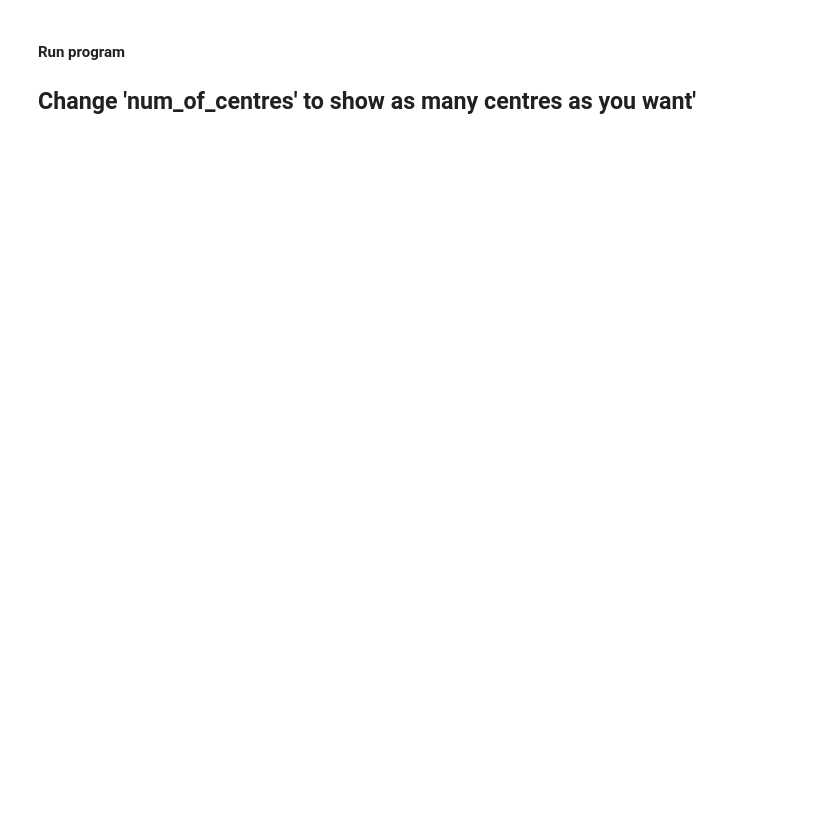
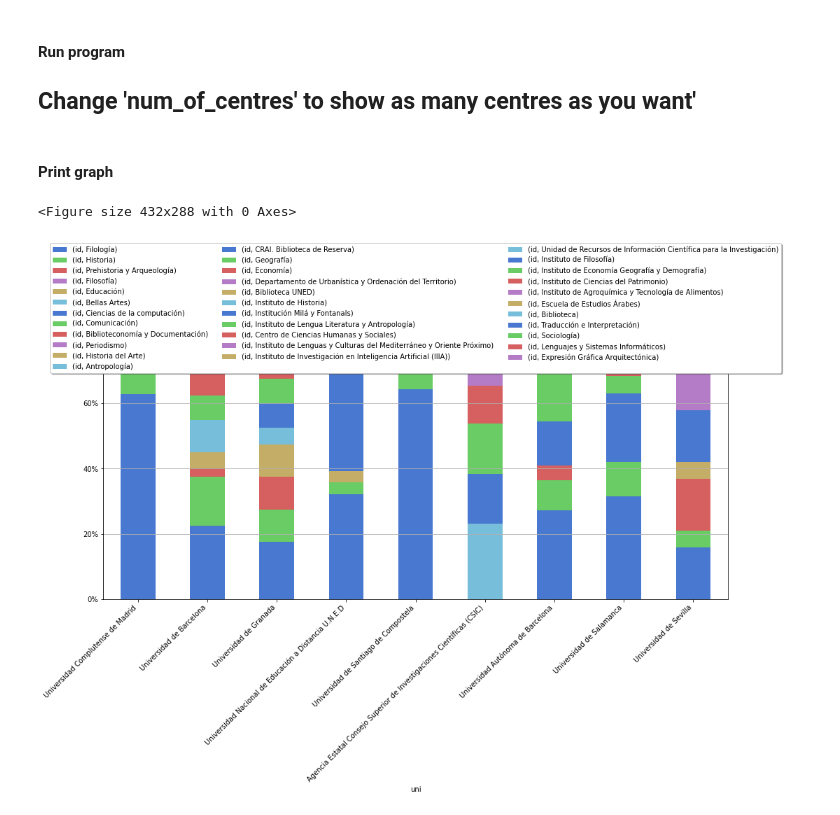
Before and after one commit to linhd-postdata/desir, a Jupyter notebook: Fig09. Relative weight of each department in the nine main research centres..ipynb, the cells around one changed output. Saved outputs shown, nothing was run; the diff lists cells and outputs as text; code cells hidden in the pictures; blank space fills up the shorter version.

Commit message:
Add Fig09. Relative weight of each department in the nine main research centres. To favour comparison, each group of values is stacked at 100%. Fixes #3

```diff
--- a/Fig09. Relative weight of each department in the nine main research centres..ipynb
+++ b/Fig09. Relative weight of each department in the nine main research centres..ipynb
@@ -138,5 +68,27 @@ num_of_centres = 10
 proyectos = read_csv(file_path)
 df2 = prepare_data(proyectos, num_of_centres)
+# %% [markdown]
+#### Print graph
+# %%
+plt.figure()
+ax1 = df2.plot(stacked=True, kind="bar", figsize=(16,9))
+ax1.yaxis.set_major_formatter(ticker.PercentFormatter(1,decimals=0))
+plt.grid(axis='y')
+plt.setp(ax1.xaxis.get_majorticklabels(), rotation=45, ha='right')
+# Shrink current axis's height by 10% on the bottom
+box = ax1.get_position()
+# ax1.set_position([box.x0, box.y0 + box.height * 0.1, box.width, box.height * 0.9])
+
+# Put a legend below current axis
+
+ax1.legend(loc='upper center', bbox_to_anchor=(0.5, 1.05),
+          ncol=3, fancybox=True, shadow=True)
+#ax1.legend(loc='upper center', bbox_to_anchor=(0.5, -0.05), fancybox=True, shadow=True, ncol=5)
+
+plt.show()
+# %% [output]
+<Figure size 432x288 with 0 Axes>
+[figure, added]
 # %%
 df2
 # %% [output]
```
Also changed, not shown: parts of 12 cells of this notebook.
